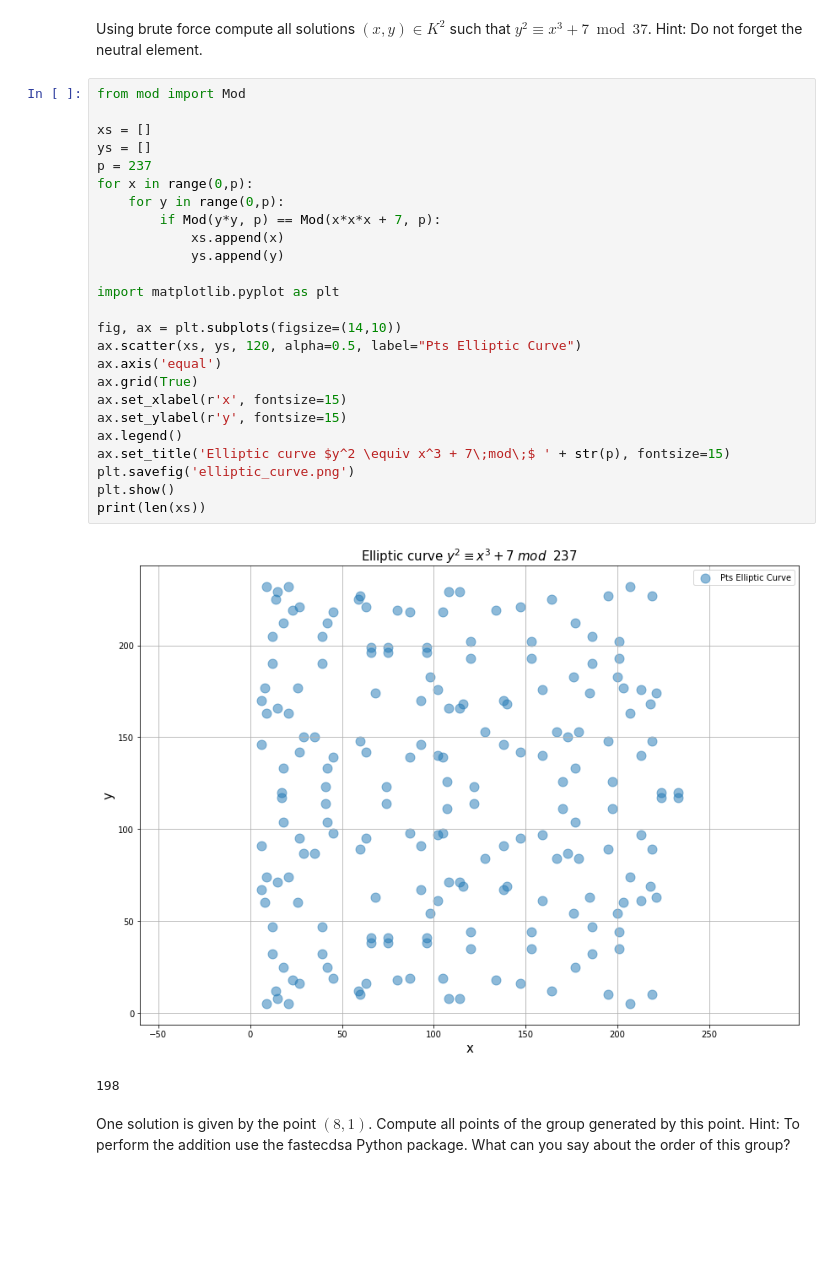
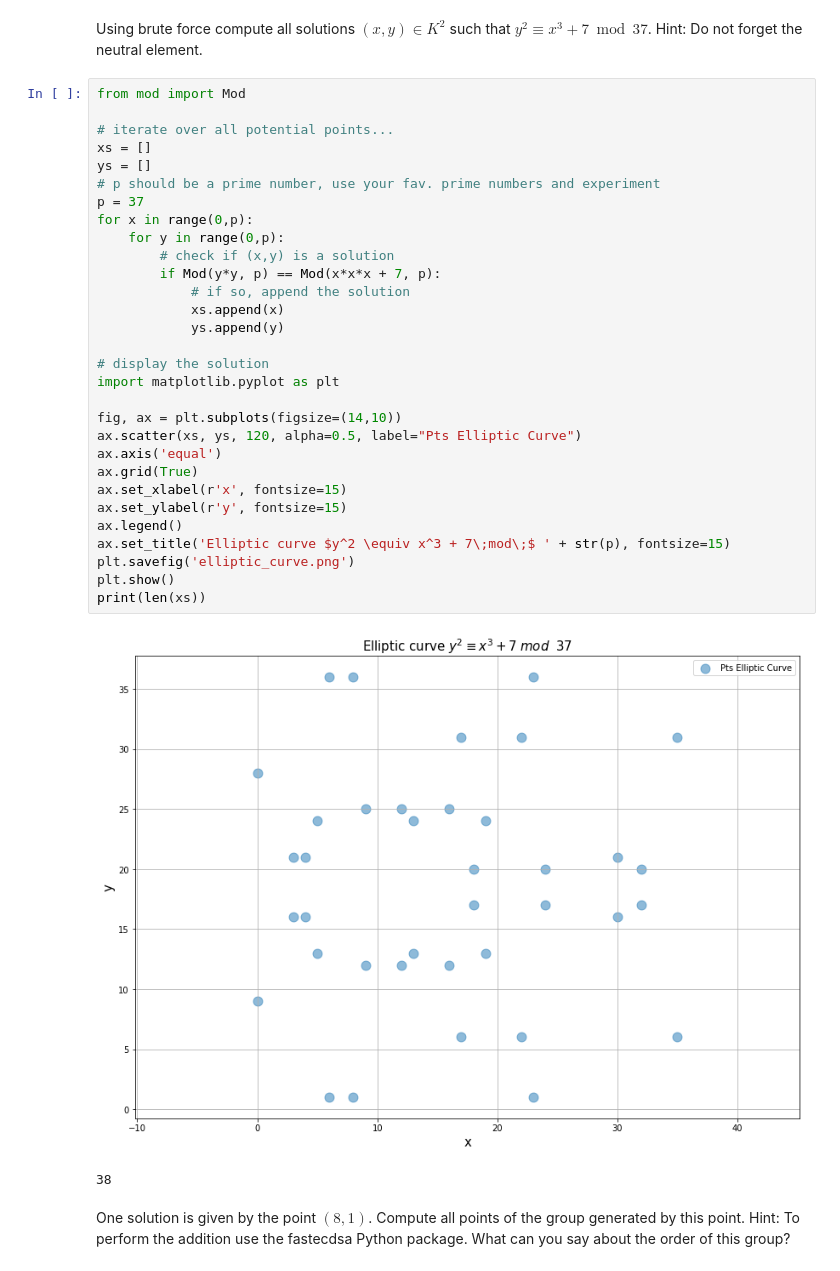
Before and after one commit to Sahanduiuc/block, a Jupyter notebook: exercises.ipynb, the cells around one changed output. Saved outputs shown, nothing was run; the diff lists cells and outputs as text; blank space fills up the shorter version.

```diff
--- a/exercises.ipynb
+++ b/exercises.ipynb
@@ -5,31 +5,36 @@ Using brute force compute all solutions $(x,y) \in K^2$ such that $y^2 \equiv x^
 # %%
 from mod import Mod
 
+# iterate over all potential points...
 xs = []
 ys = []
-p = 237
+# p should be a prime number, use your fav. prime numbers and experiment
+p = 37
 for x in range(0,p):
     for y in range(0,p):
+        # check if (x,y) is a solution
         if Mod(y*y, p) == Mod(x*x*x + 7, p):
+            # if so, append the solution
             xs.append(x)
             ys.append(y)
 
+# display the solution
 import matplotlib.pyplot as plt
 
 fig, ax = plt.subplots(figsize=(14,10))
 ax.scatter(xs, ys, 120, alpha=0.5, label="Pts Elliptic Curve")
 ax.axis('equal')
 ax.grid(True)
 ax.set_xlabel(r'x', fontsize=15)
 ax.set_ylabel(r'y', fontsize=15)
 ax.legend()
 ax.set_title('Elliptic curve $y^2 \equiv x^3 + 7\;mod\;$ ' + str(p), fontsize=15)
 plt.savefig('elliptic_curve.png')
 plt.show()
 print(len(xs))
 # %% [output]
-[figure, old version]
+[figure, new version]
-198
+38
 # %% [markdown]
 One solution is given by the point $(8,1)$. Compute all points of the group generated by this point. Hint: To perform the addition use the fastecdsa Python package. What can you say about the order of this group?
 # %%
```
Also changed, not shown: 2 other files.
